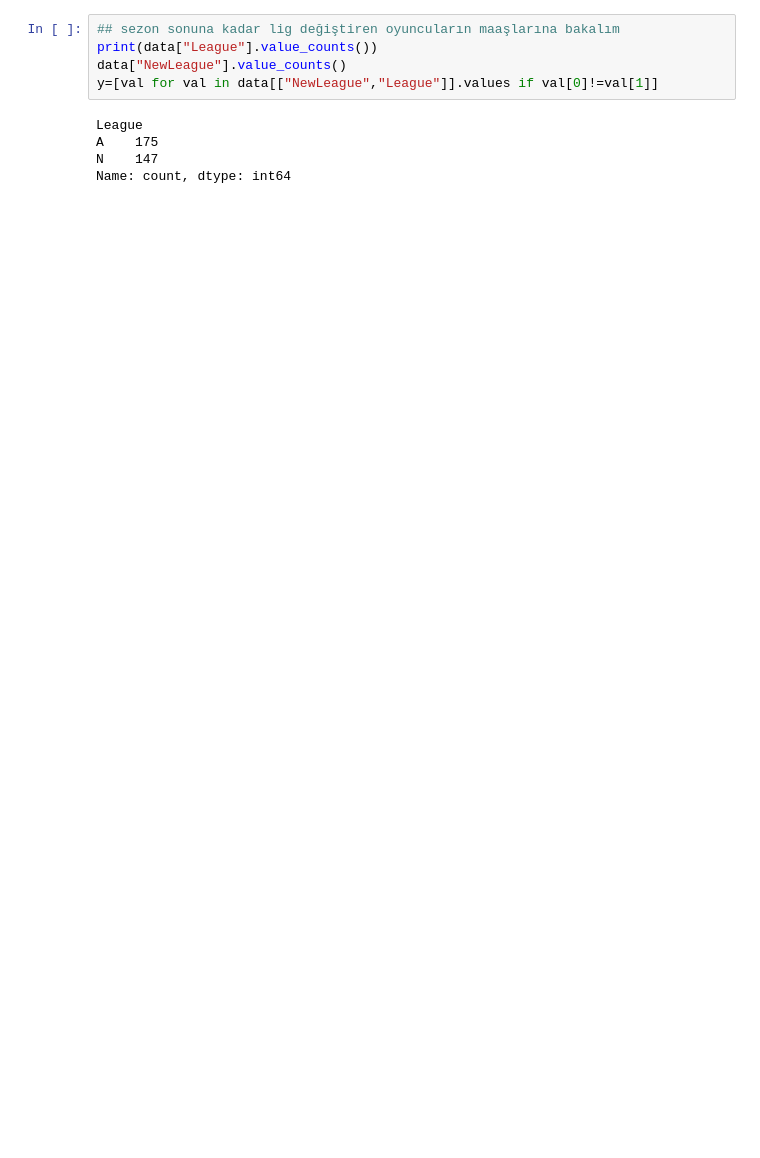
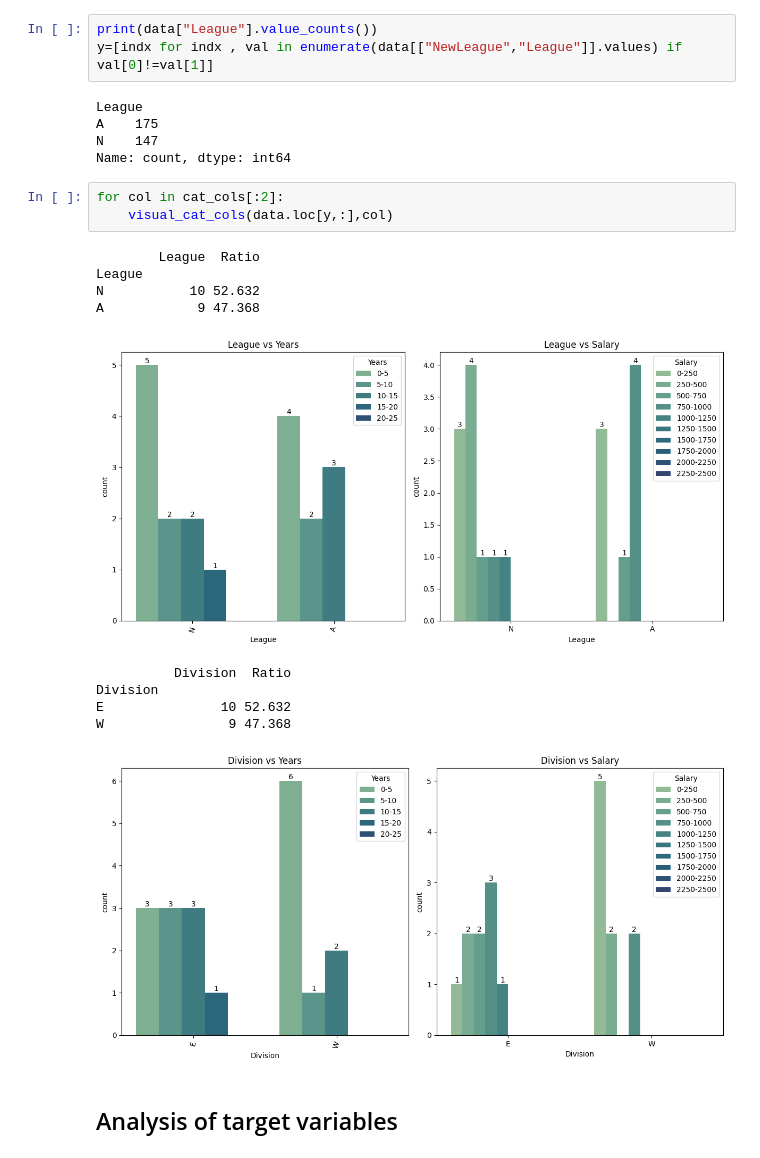
Before and after one commit to esmanuray/Machine-Learning-Begginer, a Jupyter notebook: notebooks/DataPreview.ipynb, the cells around one changed output. Saved outputs shown, nothing was run; the diff lists cells and outputs as text; blank space fills up the shorter version.

```diff
--- a/notebooks/DataPreview.ipynb
+++ b/notebooks/DataPreview.ipynb
@@ -228,10 +238,24 @@ for col in cat_cols:
 # %%
-## sezon sonuna kadar lig değiştiren oyuncuların maaşlarına bakalım
 print(data["League"].value_counts())
-data["NewLeague"].value_counts()
-y=[val for val in data[["NewLeague","League"]].values if val[0]!=val[1]]
+y=[indx for indx , val in enumerate(data[["NewLeague","League"]].values) if val[0]!=val[1]]
 # %% [output]
 League
 A    175
 N    147
 Name: count, dtype: int64
+# %%
+for col in cat_cols[:2]:
+    visual_cat_cols(data.loc[y,:],col)
+# %% [output]
+        League  Ratio
+League
+N           10 52.632
+A            9 47.368
+[figure, added]
+          Division  Ratio
+Division
+E               10 52.632
+W                9 47.368
+[figure, added]
+# %% [markdown]
+## Analysis of target variables
```
Also changed, not shown: parts of 24 cells of this notebook.
